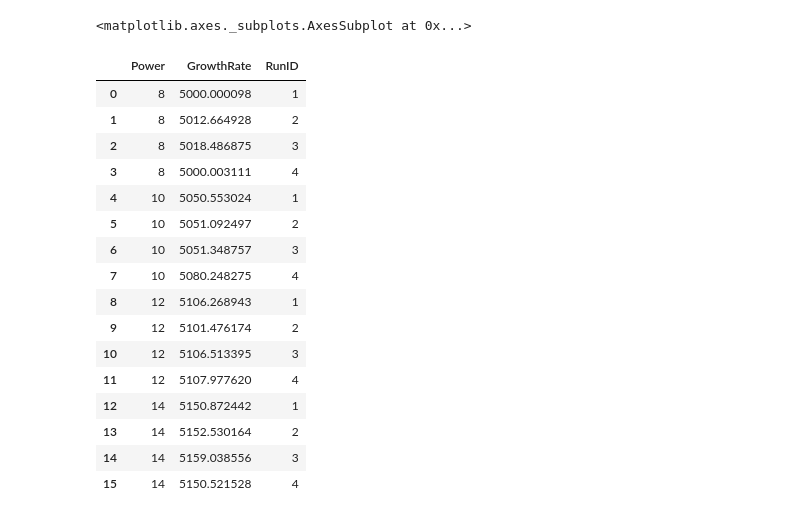
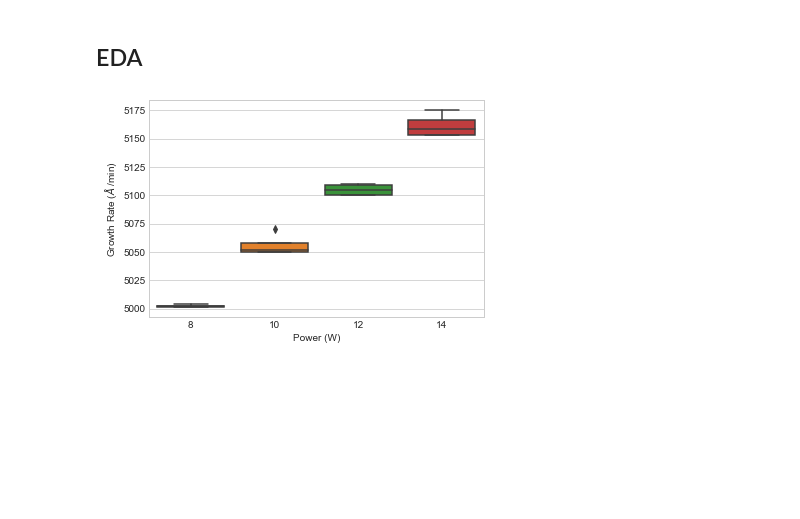
Before and after one commit to robahall/PECVD-Experiment, a Jupyter notebook: EDA_and_Analysis.ipynb, the cells around one changed output. Drawn from its saved outputs; the diff is of its cells as text; code cells hidden in the pictures; blank space fills up the shorter version.

```diff
--- a/EDA_and_Analysis.ipynb
+++ b/EDA_and_Analysis.ipynb
@@ -47,29 +45,14 @@ cvd_dataset = pd.read_csv("CVD_Dataset_EDA_ANOVA.csv")
-# %%
-sns.boxplot(x = "Power", y = "GrowthRate", data = cvd_dataset)
-# %% [output]
-<matplotlib.axes._subplots.AxesSubplot at 0x...>
+# %% [markdown]
+## EDA
+# %%
+## Create a box plot with updated labels.
+boxplot_for_CVD = sns.boxplot(x = "Power", y = "GrowthRate", data = cvd_dataset)
+plt.xlabel(r"Power (W)")
+plt.ylabel(r"Growth Rate ($\AA$ /min)")
+
+plt.savefig('boxplot_for_CVD.png')
+# %% [output]
+[figure, added]
 # %%
 ## Create my own ANOVA
 cvd_dataset_initial = cvd_dataset
-# %%
-runID = pd.Series(data=[1,2,3,4,1,2,3,4,1,2,3,4,1,2,3,4],name='RunID')
-cvd_dataset['RunID'] = runID
-cvd_dataset
-# %% [output]
-|  | Power | GrowthRate | RunID |
-| 0 | 8 | 5000.000098 | 1 |
-| 1 | 8 | 5012.664928 | 2 |
-| 2 | 8 | 5018.486875 | 3 |
-| 3 | 8 | 5000.003111 | 4 |
-| 4 | 10 | 5050.553024 | 1 |
-| 5 | 10 | 5051.092497 | 2 |
-| 6 | 10 | 5051.348757 | 3 |
-| 7 | 10 | 5080.248275 | 4 |
-| 8 | 12 | 5106.268943 | 1 |
-| 9 | 12 | 5101.476174 | 2 |
-| 10 | 12 | 5106.513395 | 3 |
-| 11 | 12 | 5107.977620 | 4 |
-| 12 | 14 | 5150.872442 | 1 |
-| 13 | 14 | 5152.530164 | 2 |
-| 14 | 14 | 5159.038556 | 3 |
-| 15 | 14 | 5150.521528 | 4 |
```
Also changed, not shown: parts of 44 cells of this notebook.
